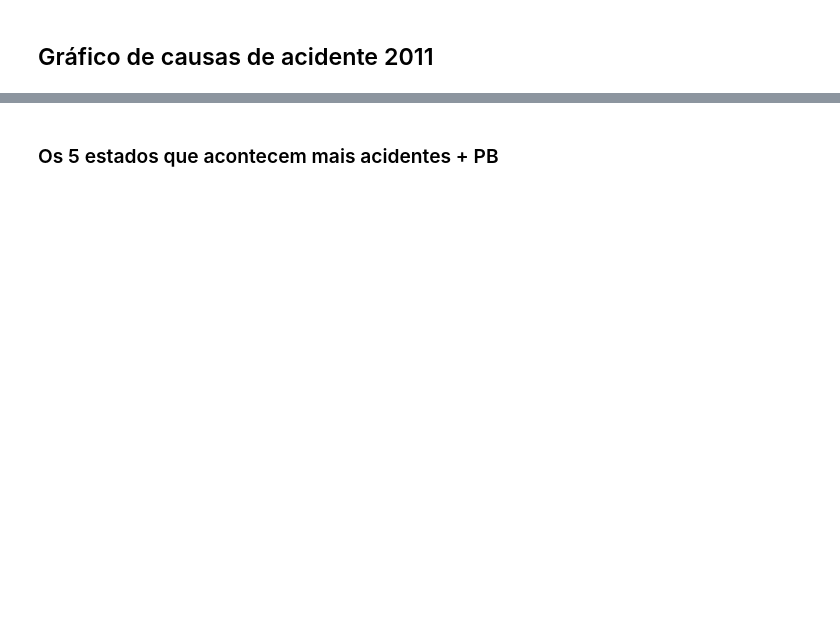
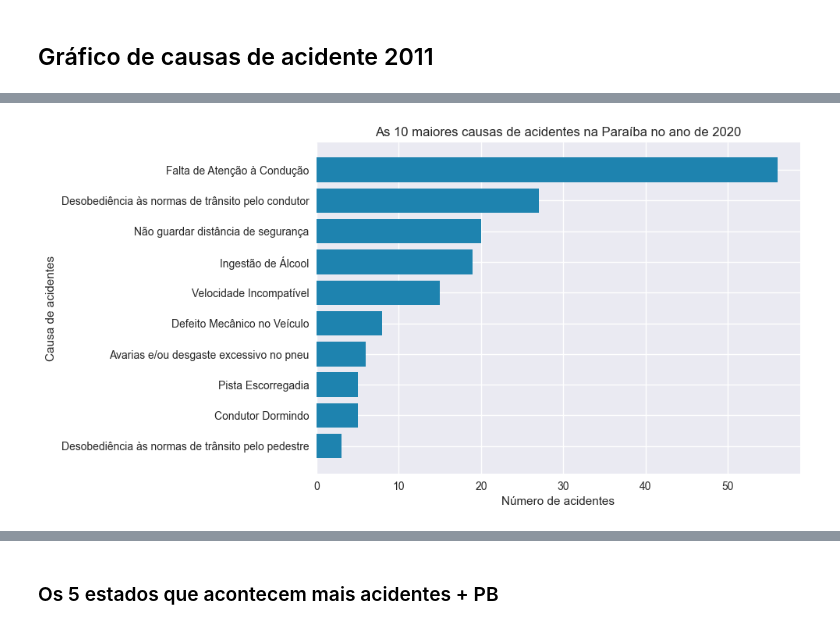
Before and after one commit to raphael720/Projetos_VD, a Jupyter notebook: Projeto_01/Data_V.ipynb, the cells around one changed output, grey strips where cells are left out. Saved outputs shown, nothing was run; the diff lists cells and outputs as text; code cells hidden in the pictures; blank space fills up the shorter version.

```diff
--- a/Projeto_01/Data_V.ipynb
+++ b/Projeto_01/Data_V.ipynb
@@ -118,2 +225,7 @@ grafico_simples(df_acidentes_count, 'ano', 'count',
 # %% [markdown]
 ## Gráfico de causas de acidente 2011
+# %%
+causas_acidentes_pb = df_sem_duplicatas.loc[((df_sem_duplicatas['uf'] == 'PB') &  \
+                                            (df_sem_duplicatas['ano'] == '2020'))].groupby('causa_acidente')['count'].sum().reset_index()
+causas_acidentes_pb = causas_acidentes_pb.sort_values('count', ascending=False).reset_index(drop=True)
+causas_acidentes_pb
@@ -120,14 +250,15 @@ grafico_simples(df_acidentes_count, 'ano', 'count',
 # %%
-df_graph = df_sem_duplicatas.loc[df_sem_duplicatas['ano'] == 2011].groupby('causa_acidente')['count'].sum().reset_index()
+df_graph = causas_acidentes_pb.iloc[:10, :].sort_values('count', ascending=True).reset_index(drop=True)
 #grafico_simples(df_graph, 'causa_acidente', 'mortos', 'Gráfico de causas de acidente 2011')
 
-plt.title('Causas de acidentes durante o ano de 2011')
-plt.barh(df_graph['causa_acidente'], df_graph['count'].values, color=my_blue, label='mortos')
-plt.legend(loc="upper right")
-plt.xlabel('número de acidentes')
-plt.ylabel('causa de acidentes')
-plt.xticks(rotation=45)
+plt.title('As 10 maiores causas de acidentes na Paraíba no ano de 2020')
+plt.barh(df_graph['causa_acidente'], df_graph['count'].values, color=my_blue)
+plt.xlabel('Número de acidentes')
+plt.ylabel('Causa de acidentes')
+#plt.xticks(rotation=45)
 plt.show()
+# %% [output]
+[figure, added]
 # %%
 acidentes_by_uf = df_sem_duplicatas.groupby('uf')['count'].sum().reset_index()
 acidentes_by_uf = acidentes_by_uf.sort_values('count', ascending=False).reset_index(drop=True)
```
Also changed, not shown: parts of 32 cells of this notebook, 8 other files.
